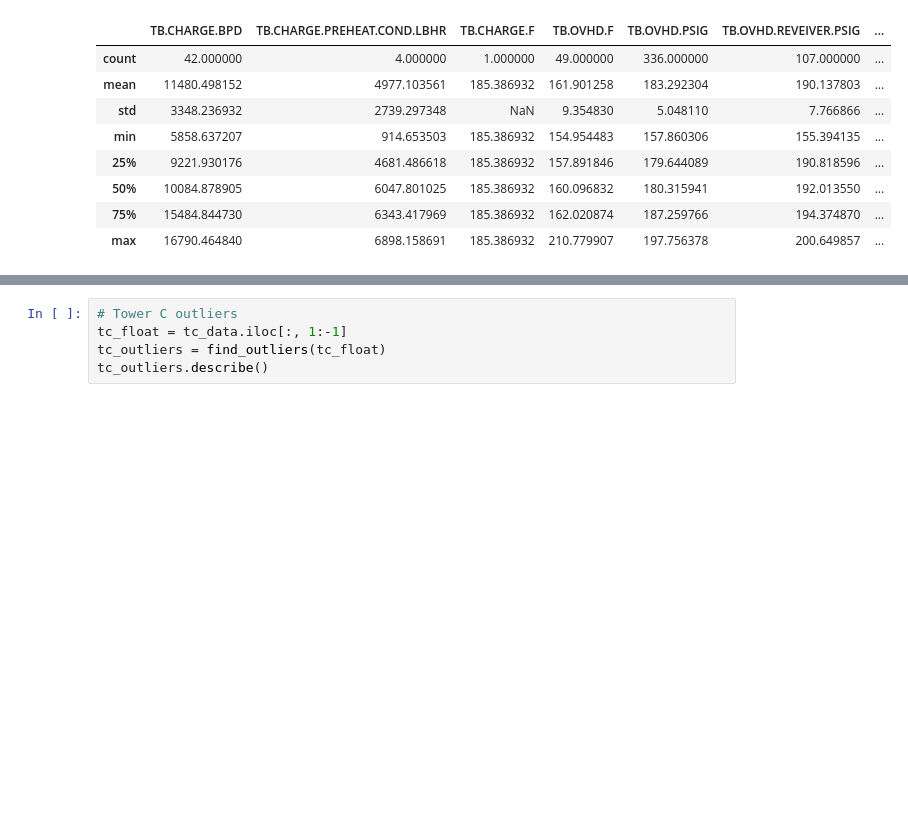
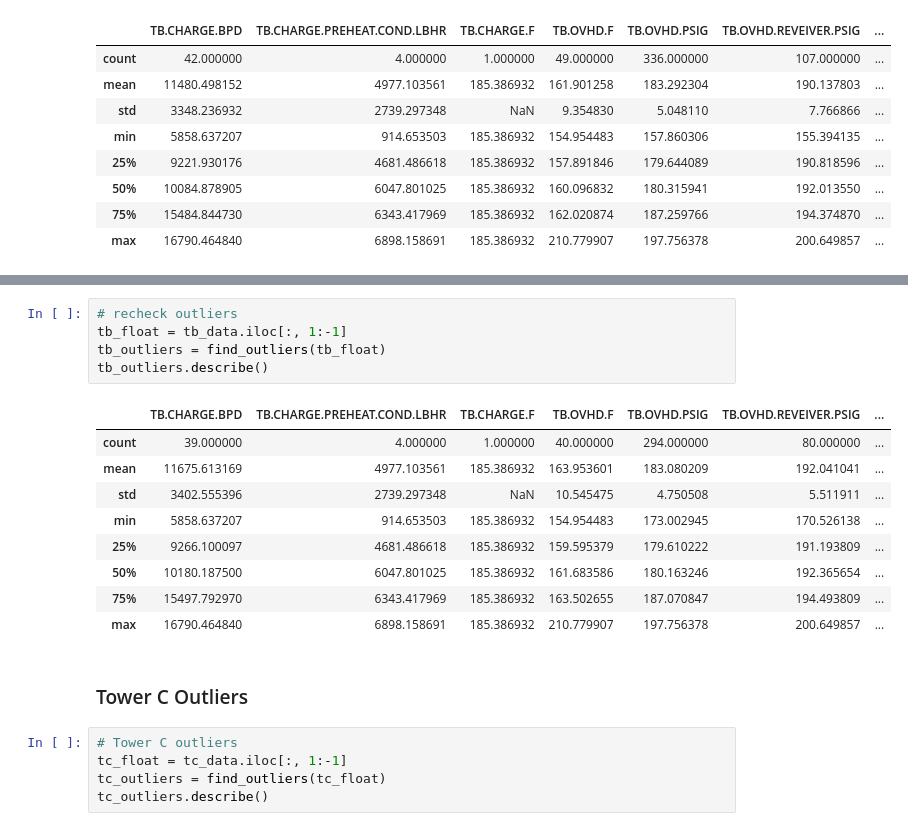
Before and after one commit to Jarney903/Red-ProjectHub, a Jupyter notebook: ETL/clean_data_function.ipynb, the cells around one changed output, grey strips where cells are left out. Drawn from its saved outputs; the diff is of its cells as text; blank space fills up the shorter version.

```diff
--- a/ETL/clean_data_function.ipynb
+++ b/ETL/clean_data_function.ipynb
@@ -230,3 +315,20 @@ tb_outliers.describe()
+# %%
+# recheck outliers
+tb_float = tb_data.iloc[:, 1:-1]
+tb_outliers = find_outliers(tb_float)
+tb_outliers.describe()
+# %% [output]
+|  | TB.CHARGE.BPD | TB.CHARGE.PREHEAT.COND.LBHR | TB.CHARGE.F | TB.OVHD.F | TB.OVHD.PSIG | TB.OVHD.REVEIVER.PSIG | ... |
+| count | 39.000000 | 4.000000 | 1.000000 | 40.000000 | 294.000000 | 80.000000 | ... |
+| mean | 11675.613169 | 4977.103561 | 185.386932 | 163.953601 | 183.080209 | 192.041041 | ... |
+| std | 3402.555396 | 2739.297348 | NaN | 10.545475 | 4.750508 | 5.511911 | ... |
+| min | 5858.637207 | 914.653503 | 185.386932 | 154.954483 | 173.002945 | 170.526138 | ... |
+| 25% | 9266.100097 | 4681.486618 | 185.386932 | 159.595379 | 179.610222 | 191.193809 | ... |
+| 50% | 10180.187500 | 6047.801025 | 185.386932 | 161.683586 | 180.163246 | 192.365654 | ... |
+| 75% | 15497.792970 | 6343.417969 | 185.386932 | 163.502655 | 187.070847 | 194.493809 | ... |
+| max | 16790.464840 | 6898.158691 | 185.386932 | 210.779907 | 197.756378 | 200.649857 | ... |
+# %% [markdown]
+### Tower C Outliers
 # %%
 # Tower C outliers
 tc_float = tc_data.iloc[:, 1:-1]
```
Also changed, not shown: parts of 14 cells of this notebook.
